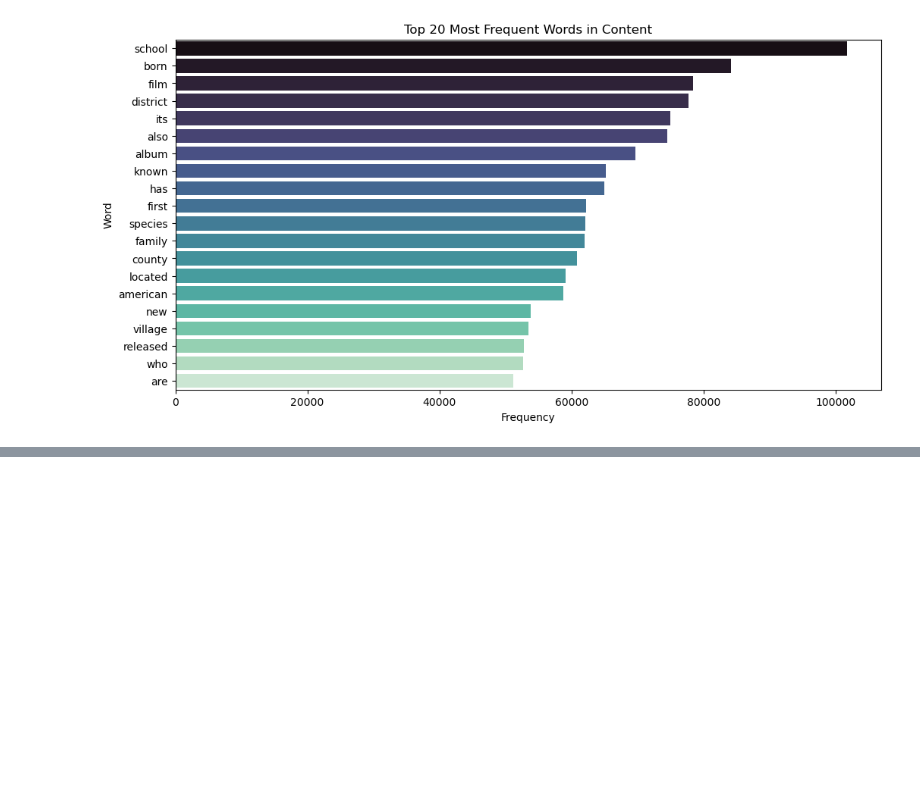
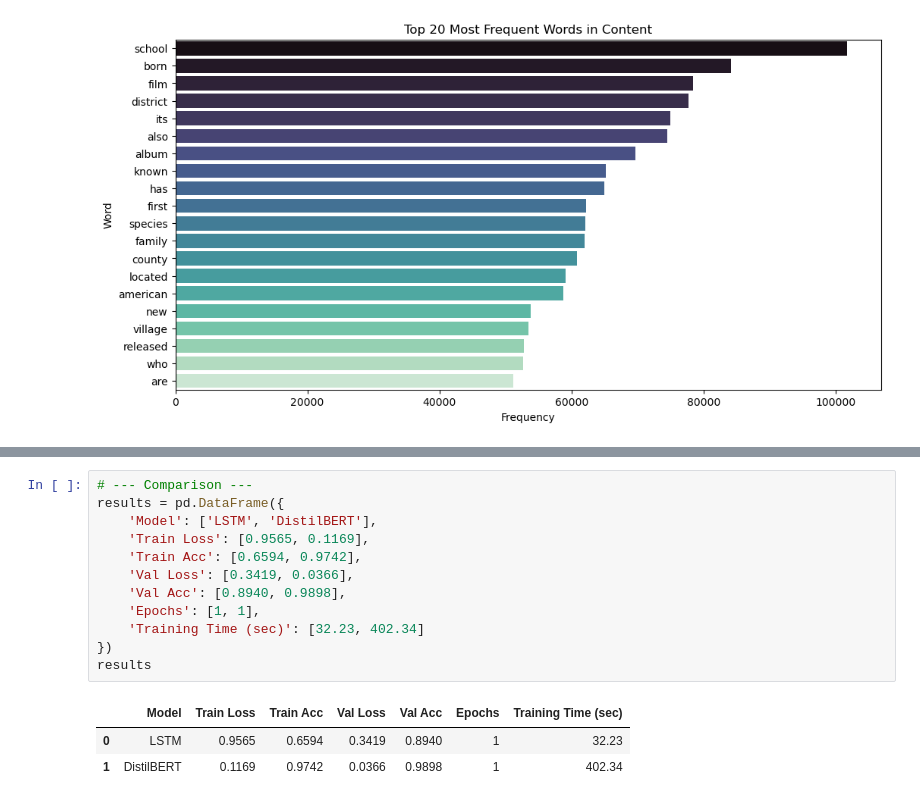
Before and after one commit to phamtranminhtri/deep_learning_assignment, a Jupyter notebook: source/assignment_1/text/text.ipynb, the cells around one changed output, grey strips where cells are left out. Cells and saved outputs as stored; diff of their text form; blank space fills up the shorter version.

Commit message:
trained

```diff
--- a/source/assignment_1/text/text.ipynb
+++ b/source/assignment_1/text/text.ipynb
@@ -126,0 +340,16 @@ Passing `palette` without assigning `hue` is deprecated and will be removed in v
+# %%
+# --- Comparison ---
+results = pd.DataFrame({
+    'Model': ['LSTM', 'DistilBERT'],
+    'Train Loss': [0.9565, 0.1169],
+    'Train Acc': [0.6594, 0.9742],
+    'Val Loss': [0.3419, 0.0366],
+    'Val Acc': [0.8940, 0.9898],
+    'Epochs': [1, 1],
+    'Training Time (sec)': [32.23, 402.34]
+})
+results
+# %% [output]
+|  | Model | Train Loss | Train Acc | Val Loss | Val Acc | Epochs | Training Time (sec) |
+| 0 | LSTM | 0.9565 | 0.6594 | 0.3419 | 0.8940 | 1 | 32.23 |
+| 1 | DistilBERT | 0.1169 | 0.9742 | 0.0366 | 0.9898 | 1 | 402.34 |
```
Also changed, not shown: parts of 5 cells of this notebook.
